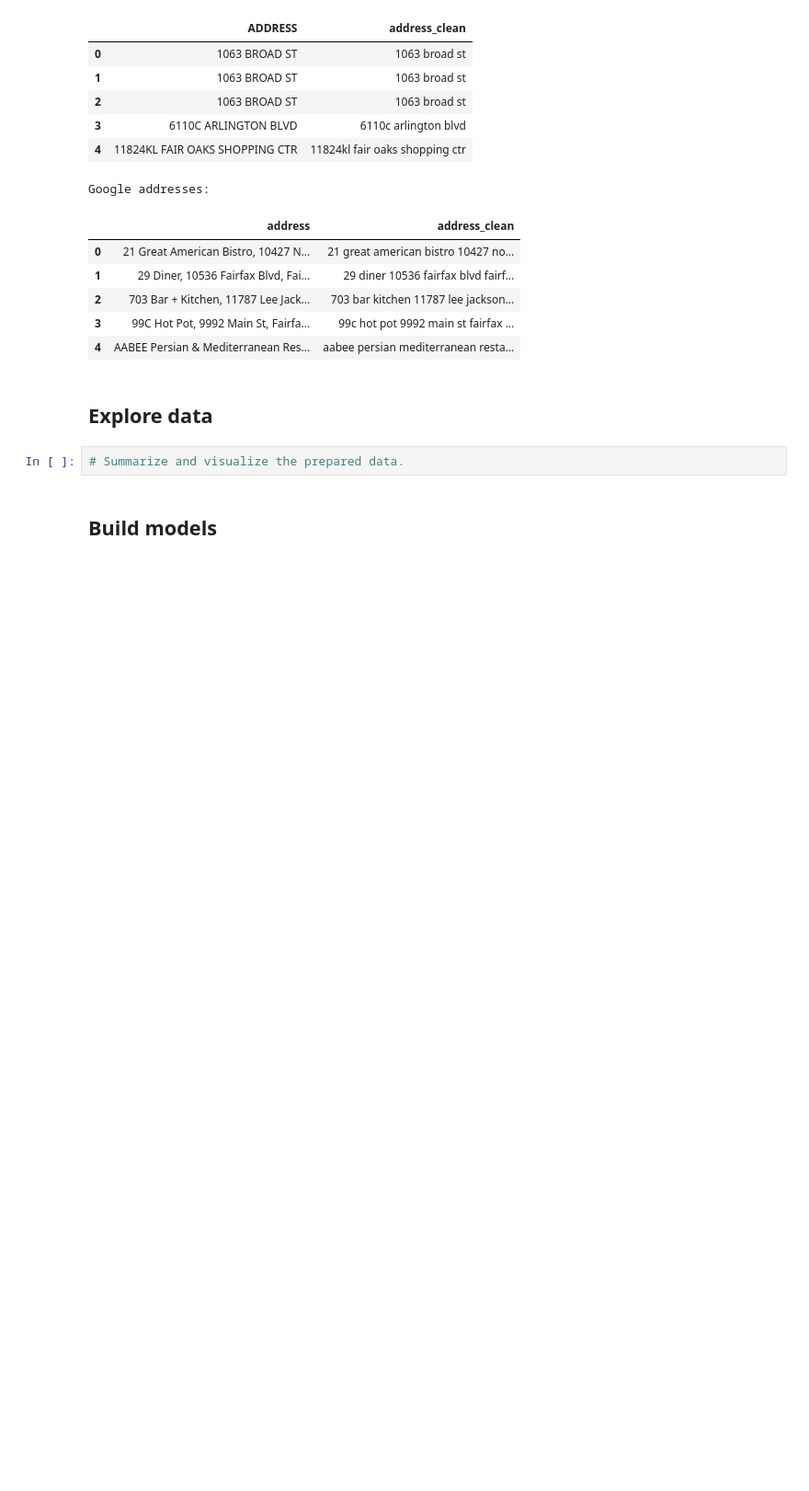
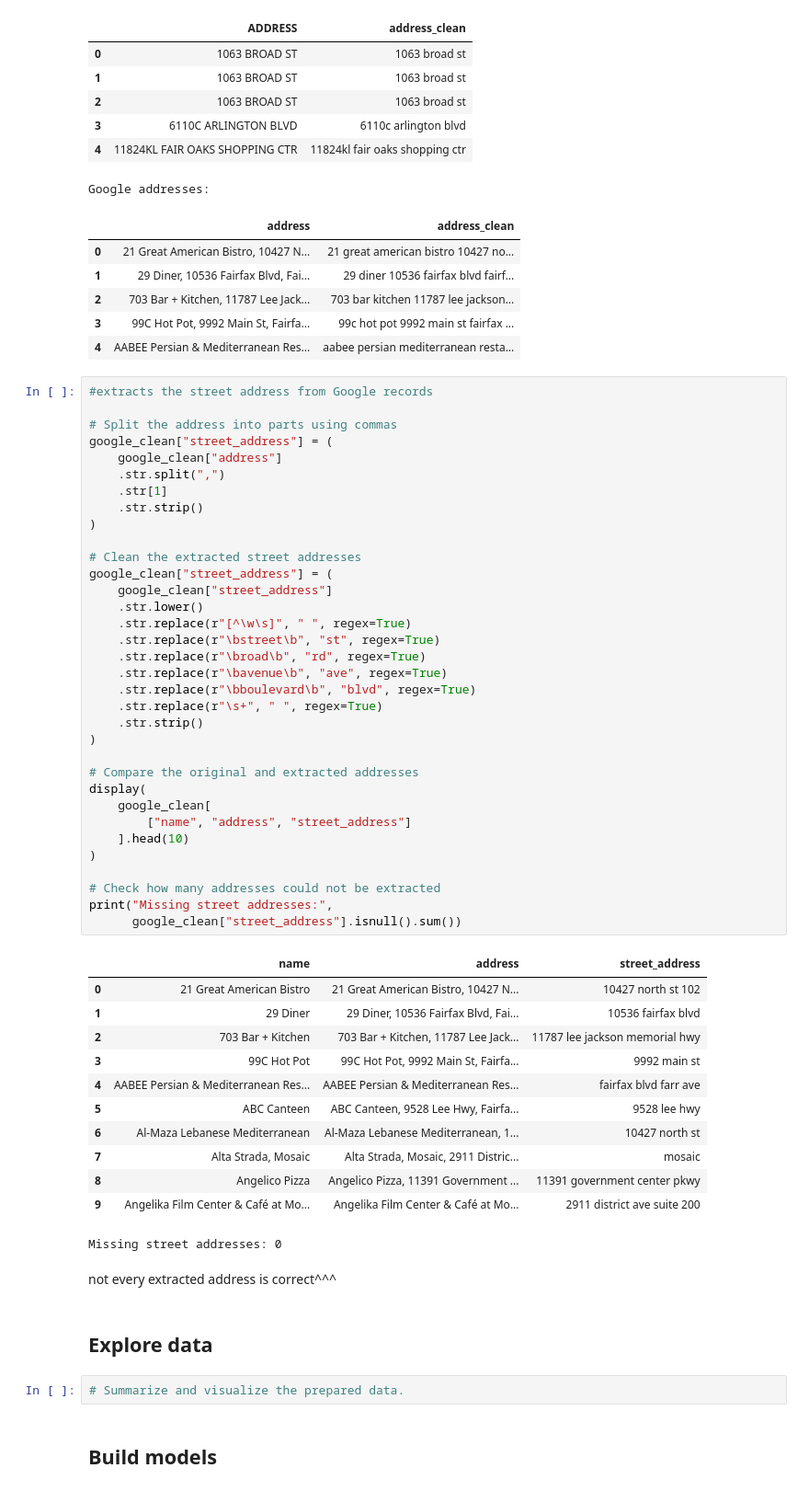
Before and after one commit to hwayalew/ds3001_team1_project, a Jupyter notebook: notebook.ipynb, the cells around one changed output. Shown at 92% size. Drawn from its saved outputs; the diff is of its cells as text; blank space fills up the shorter version.

Commit message:
extracting street addresses

```diff
--- a/notebook.ipynb
+++ b/notebook.ipynb
@@ -327,6 +327,55 @@ Google addresses:
 | 2 | 703 Bar + Kitchen, 11787 Lee Jack... | 703 bar kitchen 11787 lee jackson... |
 | 3 | 99C Hot Pot, 9992 Main St, Fairfa... | 99c hot pot 9992 main st fairfax ... |
 | 4 | AABEE Persian & Mediterranean Res... | aabee persian mediterranean resta... |
+# %%
+#extracts the street address from Google records
+
+# Split the address into parts using commas
+google_clean["street_address"] = (
+    google_clean["address"]
+    .str.split(",")
+    .str[1]
+    .str.strip()
+)
+
+# Clean the extracted street addresses
+google_clean["street_address"] = (
+    google_clean["street_address"]
+    .str.lower()
+    .str.replace(r"[^\w\s]", " ", regex=True)
+    .str.replace(r"\bstreet\b", "st", regex=True)
+    .str.replace(r"\broad\b", "rd", regex=True)
+    .str.replace(r"\bavenue\b", "ave", regex=True)
+    .str.replace(r"\bboulevard\b", "blvd", regex=True)
+    .str.replace(r"\s+", " ", regex=True)
+    .str.strip()
+)
+
+# Compare the original and extracted addresses
+display(
+    google_clean[
+        ["name", "address", "street_address"]
+    ].head(10)
+)
+
+# Check how many addresses could not be extracted
+print("Missing street addresses:",
+      google_clean["street_address"].isnull().sum())
+# %% [output]
+|  | name | address | street_address |
+| 0 | 21 Great American Bistro | 21 Great American Bistro, 10427 N... | 10427 north st 102 |
+| 1 | 29 Diner | 29 Diner, 10536 Fairfax Blvd, Fai... | 10536 fairfax blvd |
+| 2 | 703 Bar + Kitchen | 703 Bar + Kitchen, 11787 Lee Jack... | 11787 lee jackson memorial hwy |
+| 3 | 99C Hot Pot | 99C Hot Pot, 9992 Main St, Fairfa... | 9992 main st |
+| 4 | AABEE Persian & Mediterranean Res... | AABEE Persian & Mediterranean Res... | fairfax blvd farr ave |
+| 5 | ABC Canteen | ABC Canteen, 9528 Lee Hwy, Fairfa... | 9528 lee hwy |
+| 6 | Al-Maza Lebanese Mediterranean | Al-Maza Lebanese Mediterranean, 1... | 10427 north st |
+| 7 | Alta Strada, Mosaic | Alta Strada, Mosaic, 2911 Distric... | mosaic |
+| 8 | Angelico Pizza | Angelico Pizza, 11391 Government ... | 11391 government center pkwy |
+| 9 | Angelika Film Center & Café at Mo... | Angelika Film Center & Café at Mo... | 2911 district ave suite 200 |
+Missing street addresses: 0
+# %% [markdown]
+not every extracted address is correct^^^
 # %% [markdown]
 ## Explore data
 # %%
```
